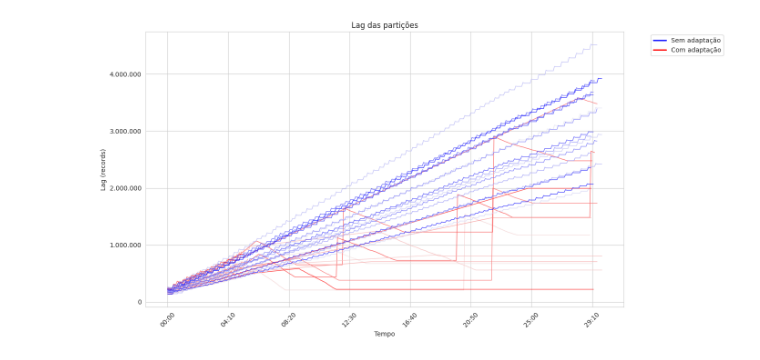
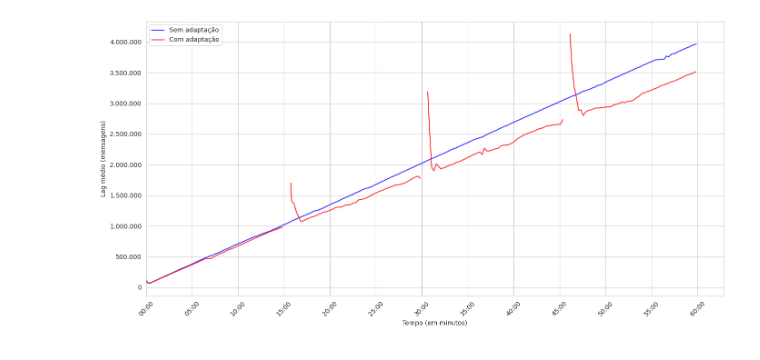
Before and after one commit to vepo/kas-framework, a Jupyter notebook: data-process.ipynb, the cells around one changed output. Cells and saved outputs as stored; diff of their text form; code cells hidden in the pictures.

```diff
--- a/data-process.ipynb
+++ b/data-process.ipynb
@@ -35,86 +272,7 @@ import re
 # %%
-dfs = []
-for i in range(0, 16):
-    # Load maestro files
-    maestro_file = f'scripts/docker/experiment/stats/maestro/metric-records-lag-vehicle-moviment-{i}.txt'
-    df_maestro = pd.read_csv(maestro_file, sep=' ', header=None, names=['Timestamp', 'Value'])
-    df_maestro['Timestamp'] = pd.to_datetime(df_maestro['Timestamp'], unit='ms')
-    df_maestro['elapsed_seconds'] = (df_maestro['Timestamp'] - df_maestro['Timestamp'].iloc[0]).dt.total_seconds()
-    df_maestro['source'] = 'maestro'
-    df_maestro['series'] = f'maestro-{i}'
-    dfs.append(df_maestro)
-
-    # Load vanilla files
-    vanilla_file = f'scripts/docker/experiment/stats/vanilla/metric-records-lag-vehicle-moviment-{i}.txt'
-    df_vanilla = pd.read_csv(vanilla_file, sep=' ', header=None, names=['Timestamp', 'Value'])
-    df_vanilla['Timestamp'] = pd.to_datetime(df_vanilla['Timestamp'], unit='ms')
-    df_vanilla['elapsed_seconds'] = (df_vanilla['Timestamp'] - df_vanilla['Timestamp'].iloc[0]).dt.total_seconds()
-    df_vanilla['source'] = 'vanilla'
-    df_vanilla['series'] = f'vanilla-{i}'
-    dfs.append(df_vanilla)
-
-combined_df = pd.concat(dfs, ignore_index=True)
-
-# Create custom color palettes
-def create_shades(base_color, n_shades=16):
-    """Generate n shades of a base color"""
-    if base_color == 'blue':
-        colors = sns.light_palette("blue", n_shades+2)[1:-1]  # Skip the lightest and darkest
-    else:  # red
-        colors = sns.light_palette("red", n_shades+2)[1:-1]
-    return [colors[i] for i in range(n_shades)]
-
-vanilla_colors = create_shades('blue')
-maestro_colors = create_shades('red')
-
-# Assign colors to each series
-color_mapping = {}
-for i in range(16):
-    color_mapping[f'vanilla-{i}'] = vanilla_colors[i]
-    color_mapping[f'maestro-{i}'] = maestro_colors[i]
-
-# Plot settings
-plt.figure(figsize=(14, 7))
-sns.set_style("whitegrid")
-
-# Plot each series with its assigned color
-for series, group in combined_df.groupby('series'):
-    plt.plot(
-        group['elapsed_seconds'],
-        group['Value'],
-        color=color_mapping[series],
-        alpha=0.8,
-        linewidth=1,
-        label=series
-    )
-
-# Create proxy artists for legend
-from matplotlib.lines import Line2D
-legend_elements = [
-    Line2D([0], [0], color='blue', lw=2, label='Sem adaptação'),
-    Line2D([0], [0], color='red',  lw=2, label='Com adaptação')
-]
-
-plt.title('Lag das partições')
-plt.xlabel('Tempo')
-plt.ylabel('Lag (records)')
-
-def format_number(x, pos):
-    return "{:,.0f}".format(x).replace(",", "X").replace(".", ",").replace("X", ".")
-
-def format_seconds(x, pos):
-    td = timedelta(seconds=x)
-    minutes, seconds = divmod(int(td.total_seconds()), 60)
-    return f"{minutes:02d}:{seconds:02d}"
-
-ax = plt.gca()
-ax.yaxis.set_major_formatter(FuncFormatter(format_number))
-ax.xaxis.set_major_formatter(FuncFormatter(format_seconds))
-
-plt.legend(handles=legend_elements, bbox_to_anchor=(1.05, 1), loc='upper left')
-plt.grid(True)
-plt.tight_layout()
-plt.xticks(rotation=45)
-plt.show()
+min_groups, max_groups, data = load_data('scripts/docker/experiment/stats/maestro/metric-records-lag-*',
+                                         'scripts/docker/experiment/stats/vanilla/metric-records-lag-*')
+# plot_series(data, min_groups, max_groups, True, "Lag por Partições",                                      "Tempo (em minutos)", "Lag (mensagens)",       "lag-por-particao")
+plot_group(data,                                "Lag médio das partições (janela móvel de 15 segundos)" , "Tempo (em minutos)", "Lag médio (mensagens)", "lag-medio")
 # %% [output]
-[figure, old version]
+[figure, new version]
```
Also changed, not shown: parts of 12 cells of this notebook, 35 other files.
